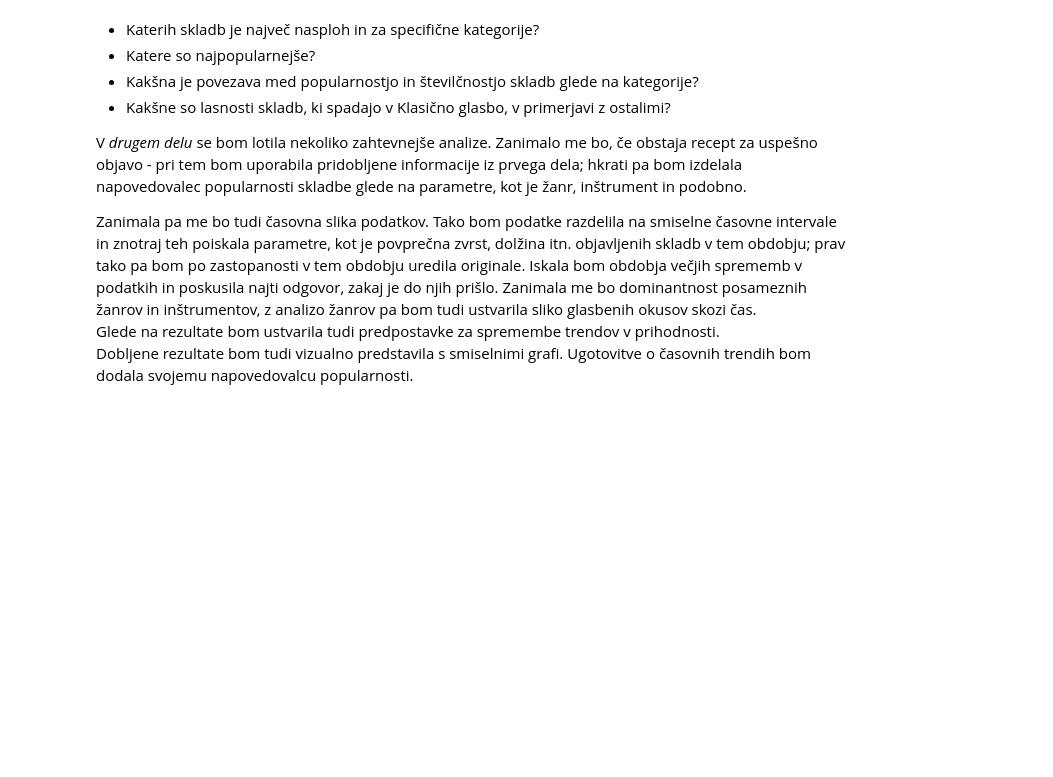
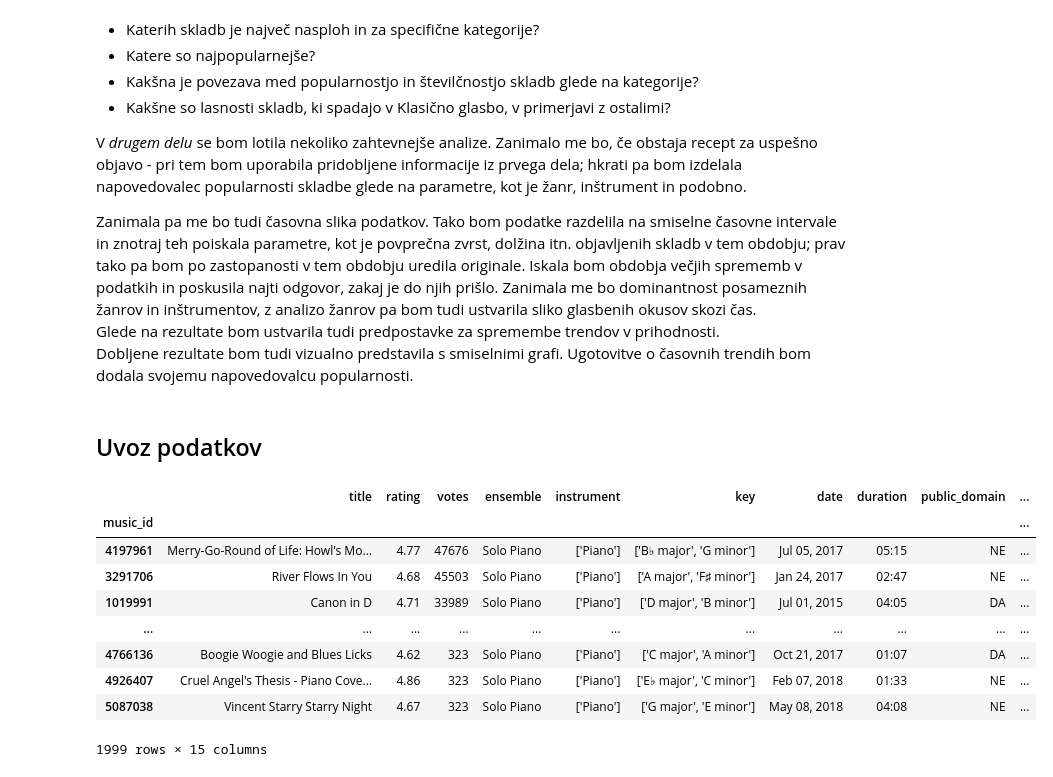
Before and after one commit to klara-stantic/Prog1-projektna, a Jupyter notebook: analiza_podatkov.ipynb, the cells around one changed output. Drawn from its saved outputs; the diff is of its cells as text; code cells hidden in the pictures; blank space fills up the shorter version.

Commit message:
Uvoz podatkov

```diff
--- a/analiza_podatkov.ipynb
+++ b/analiza_podatkov.ipynb
@@ -18,3 +18,32 @@ Zanimala pa me bo tudi časovna slika podatkov. Tako bom podatke razdelila na sm
 Glede na rezultate bom ustvarila tudi predpostavke za spremembe trendov v prihodnosti.
 Dobljene rezultate bom tudi vizualno predstavila s smiselnimi grafi.
 Ugotovitve o časovnih trendih bom dodala svojemu napovedovalcu popularnosti.
+# %% [markdown]
+## Uvoz podatkov
+# %%
+# Naložimo potrebne knjižnjice
+import pandas as pd
+import os.path
+import ast
+import seaborn
+
+# Nastavimo pravilen prikaz grafov
+%matplotlib inline
+
+# Nastavimo izpisovanje po 6 vrstic, saj delamo z ogromno količino podatkov, in bi bile razpredelnice sicer prevelike.
+pd.options.display.max_rows = 6
+# %%
+# naložimo osnovno razpredelnico, s katero bomo delali
+music = pd.read_csv(os.path.join('obdelani-podatki','all_music.csv'), index_col="music_id")
+music
+# %% [output]
+|  | title | rating | votes | ensemble | instrument | key | date | duration | public_domain | ... |
+| music_id |  |  |  |  |  |  |  |  |  | ... |
+| 4197961 | Merry-Go-Round of Life: Howl's Mo... | 4.77 | 47676 | Solo Piano | ['Piano'] | ['B♭ major', 'G minor'] | Jul 05, 2017 | 05:15 | NE | ... |
+| 3291706 | River Flows In You | 4.68 | 45503 | Solo Piano | ['Piano'] | ['A major', 'F♯ minor'] | Jan 24, 2017 | 02:47 | NE | ... |
+| 1019991 | Canon in D | 4.71 | 33989 | Solo Piano | ['Piano'] | ['D major', 'B minor'] | Jul 01, 2015 | 04:05 | DA | ... |
+| ... | ... | ... | ... | ... | ... | ... | ... | ... | ... | ... |
+| 4766136 | Boogie Woogie and Blues Licks | 4.62 | 323 | Solo Piano | ['Piano'] | ['C major', 'A minor'] | Oct 21, 2017 | 01:07 | DA | ... |
+| 4926407 | Cruel Angel's Thesis - Piano Cove... | 4.86 | 323 | Solo Piano | ['Piano'] | ['E♭ major', 'C minor'] | Feb 07, 2018 | 01:33 | NE | ... |
+| 5087038 | Vincent Starry Starry Night | 4.67 | 323 | Solo Piano | ['Piano'] | ['G major', 'E minor'] | May 08, 2018 | 04:08 | NE | ... |
+1999 rows × 15 columns
```
Also changed, not shown: parts of 14 cells of this notebook.
